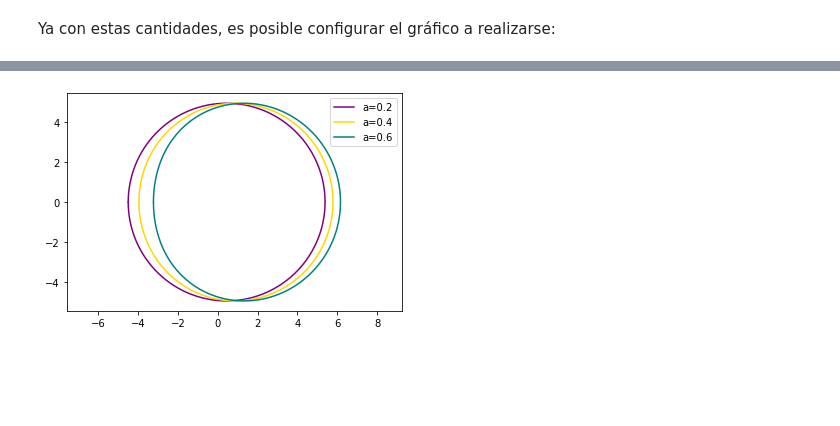
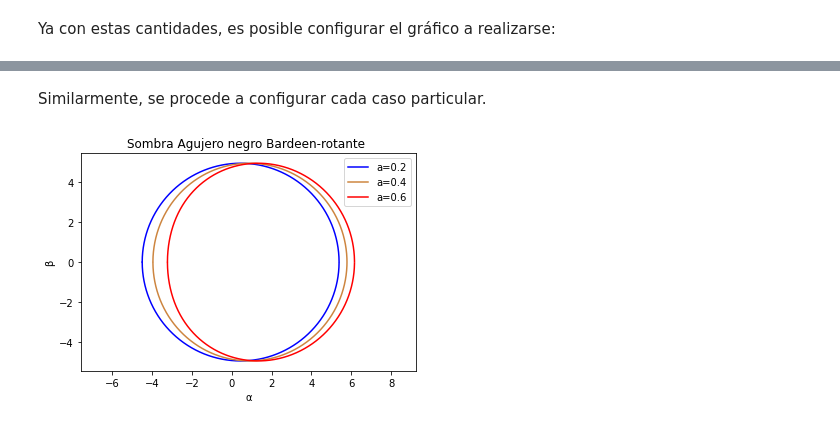
Before and after one commit to DCI-UG/veranoug2022-pamemargus, a Jupyter notebook: NotebookVerano.ipynb, the cells around one changed output, grey strips where cells are left out. Saved outputs shown, nothing was run; the diff lists cells and outputs as text; code cells hidden in the pictures; blank space fills up the shorter version.

```diff
--- a/NotebookVerano.ipynb
+++ b/NotebookVerano.ipynb
@@ -571,20 +640,14 @@ def beta22(r):
   eta=(r**2/(a22**2*Qp**2))*(anul22(r))
   return np.sqrt(eta+a22**2*(np.cos(theta))**2-xi**2/(np.tan(theta))**2)
 # %%
-M=1
 a33=0.86
-theta=np.pi/2
-q=0.5
 
 def anul33(r):
   Q=r**2-2*M*r+a33**2+q**2
   Qp=2*r-2*M
-
-
   return 16*Q*(a33**2-Q)+8*r*Q*Qp-r**2*Qp**2
 
 def HallarRaices33(A,B,nmax,tolerancia):
-  #Aquí colocar la función cuyos ceros se buscan
   fA=anul33(A)
   fB=anul33(B)
   if abs(fA)>abs(fB):
@@ -612,7 +675,6 @@ def HallarRaices33(A,B,nmax,tolerancia):
       break
   return A
 
-
 rInic33=HallarRaices33(1.0,1.2,1000,0.0000001)
 rFin33=HallarRaices33(3.8,4.2,1000,0.0000001)
 
@@ -662,20 +730,14 @@ Gráfica de $\beta^2 =0$ utilizada para encontrar los valores límites de r.
+# %% [markdown]
+Similarmente, se procede a configurar cada caso particular.
 # %%
-#Bardeen-rotante
-
-#Se agrega la variable g, otra carga.
-M=1
 a111=0.20
-theta=np.pi/2
-g=0.5
 
 def anul111(r):
   Q=r**2+a111**2-2*M*r**4/(r**2+g**2)**(3/2)
   Qp=2*r-8*M*r**3*(r**2+g**2)**(-3/2)+6*M*r**5*(r**2+g**2)**(-5/2)
-
   return 16*Q*(a111**2-Q)+8*r*Q*Qp-r**2*Qp**2
 
 def HallarRaices111(A,B,nmax,tolerancia):
-  #Aquí colocar la función cuyos ceros se buscan
   fA=anul111(A)
   fB=anul111(B)
   if abs(fA)>abs(fB):
@@ -703,7 +765,6 @@ def HallarRaices111(A,B,nmax,tolerancia):
       break
   return A
 
-
 rInic111=HallarRaices111(2.0,2.5,1000,0.0000001)
 rFin111=HallarRaices111(3.2,3.8,1000,0.0000001)
 
@@ -720,20 +781,14 @@ def beta111(r):
   eta=(r**2/(a111**2*Qp**2))*(anul111(r))
   return np.sqrt(eta+a111**2*(np.cos(theta))**2-xi**2/(np.tan(theta))**2)
 # %%
-
-M=1
 a222=0.40
-theta=np.pi/2
-g=0.5
 
 def anul222(r):
   Q=r**2+a222**2-2*M*r**4/(r**2+g**2)**(3/2)
   Qp=2*r-8*M*r**3*(r**2+g**2)**(-3/2)+6*M*r**5*(r**2+g**2)**(-5/2)
-
   return 16*Q*(a222**2-Q)+8*r*Q*Qp-r**2*Qp**2
 
 def HallarRaices222(A,B,nmax,tolerancia):
-  #Aquí colocar la función cuyos ceros se buscan
   fA=anul222(A)
   fB=anul222(B)
   if abs(fA)>abs(fB):
@@ -761,7 +816,6 @@ def HallarRaices222(A,B,nmax,tolerancia):
       break
   return A
 
-
 rInic222=HallarRaices222(1.8,2.2,1000,0.0000001)
 rFin222=HallarRaices222(3.4,3.8,1000,0.0000001)
 
@@ -836,26 +884,31 @@ def beta333(r):
   return np.sqrt(eta+a333**2*(np.cos(theta))**2-xi**2/(np.tan(theta))**2)
 # %%
 r111=np.linspace(rInic111,rFin111,100000)
-plt.plot(alfa111(r111),beta111(r111),'purple', label="a=0.2")
-plt.plot(alfa111(r111),-beta111(r111),'purple')
+plt.plot(alfa111(r111),beta111(r111),'b', label="a=0.2")
+plt.plot(alfa111(r111),-beta111(r111),'b')
 #purple, olivedrab
 
 
 r222=np.linspace(rInic222,rFin222,100000)
-plt.plot(alfa222(r222),beta222(r222),'gold',label="a=0.4")
-plt.plot(alfa222(r222),-beta222(r222),'gold')
+plt.plot(alfa222(r222),beta222(r222),'peru',label="a=0.4")
+plt.plot(alfa222(r222),-beta222(r222),'peru')
 #gold, limegreen
 
 
 r333=np.linspace(rInic333,rFin333,100000)
-plt.plot(alfa333(r333),beta333(r333),'teal',label="a=0.6")
-plt.plot(alfa333(r333),-beta333(r333),'teal')
+plt.plot(alfa333(r333),beta333(r333),'r',label="a=0.6")
+plt.plot(alfa333(r333),-beta333(r333),'r')
 #teal, darkolivegreen
 
 
 plt.axis('equal')
+
+plt.title('Sombra de un agujero negro Bardeen-rotante')
+plt.xlabel("α")
+plt.ylabel('β')
+
 plt.legend()
 
 plt.show()
 # %% [output]
-[figure, old version]
+[figure, new version]
```
Also changed, not shown: parts of 22 cells of this notebook.
